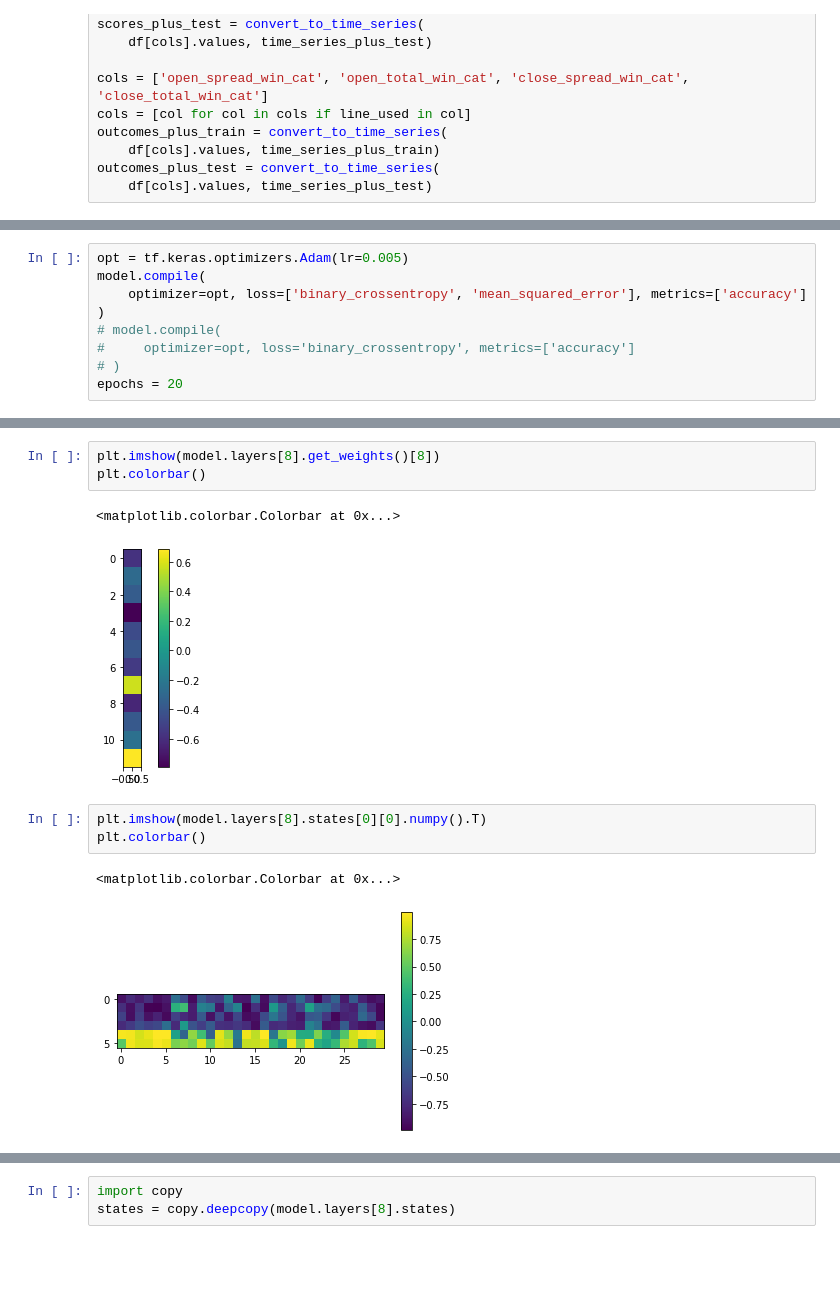
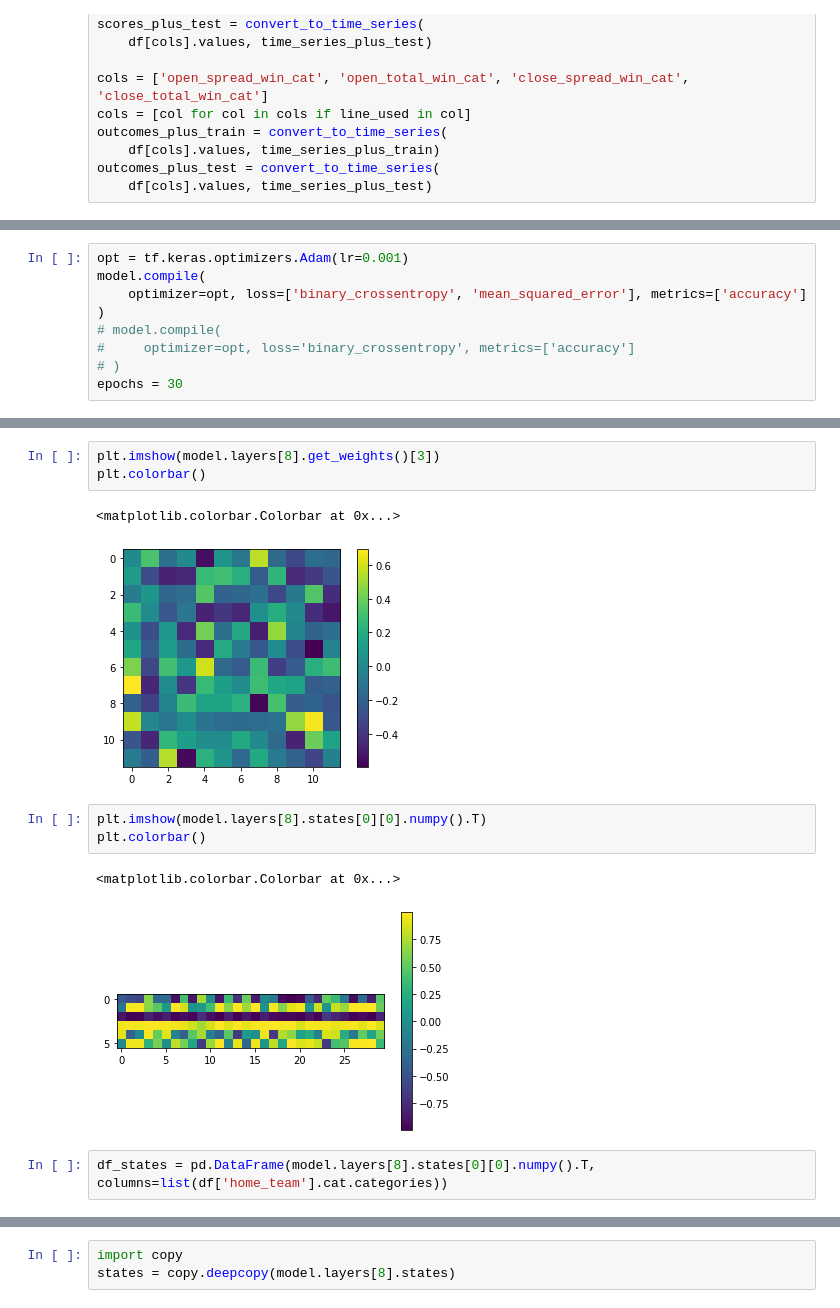
Before and after one commit to firstprinciples/nba_cleat, a Jupyter notebook: fps_nba_cleat/analyses/prediction_model.ipynb, the cells around one changed output, grey strips where cells are left out. Cells and saved outputs as stored; diff of their text form; blank space fills up the shorter version.

Commit message:
model update

```diff
--- a/fps_nba_cleat/analyses/prediction_model.ipynb
+++ b/fps_nba_cleat/analyses/prediction_model.ipynb
@@ -296,14 +292,14 @@ Trainable params: 1,120
 Non-trainable params: 0
 __________________________________________________________________________________________________
 # %%
-opt = tf.keras.optimizers.Adam(lr=0.005)
+opt = tf.keras.optimizers.Adam(lr=0.001)
 model.compile(
     optimizer=opt, loss=['binary_crossentropy', 'mean_squared_error'], metrics=['accuracy']
 )
 # model.compile(
 #     optimizer=opt, loss='binary_crossentropy', metrics=['accuracy']
 # )
-epochs = 20
+epochs = 30
 # %%
 for i in range(epochs):
     print('Epoch {}'.format(str(i+1)))
@@ -337,12 +333,14 @@ Epoch 20
 # %%
-plt.imshow(model.layers[8].get_weights()[8])
+plt.imshow(model.layers[8].get_weights()[3])
 plt.colorbar()
 # %% [output]
 <matplotlib.colorbar.Colorbar at 0x...>
-[figure, old version]
+[figure, new version]
 # %%
 plt.imshow(model.layers[8].states[0][0].numpy().T)
 plt.colorbar()
 # %% [output]
 <matplotlib.colorbar.Colorbar at 0x...>
-[figure, old version]
+[figure, new version]
+# %%
+df_states = pd.DataFrame(model.layers[8].states[0][0].numpy().T, columns=list(df['home_team'].cat.categories))
```
Also changed, not shown: parts of 17 cells of this notebook, 6 other files.
